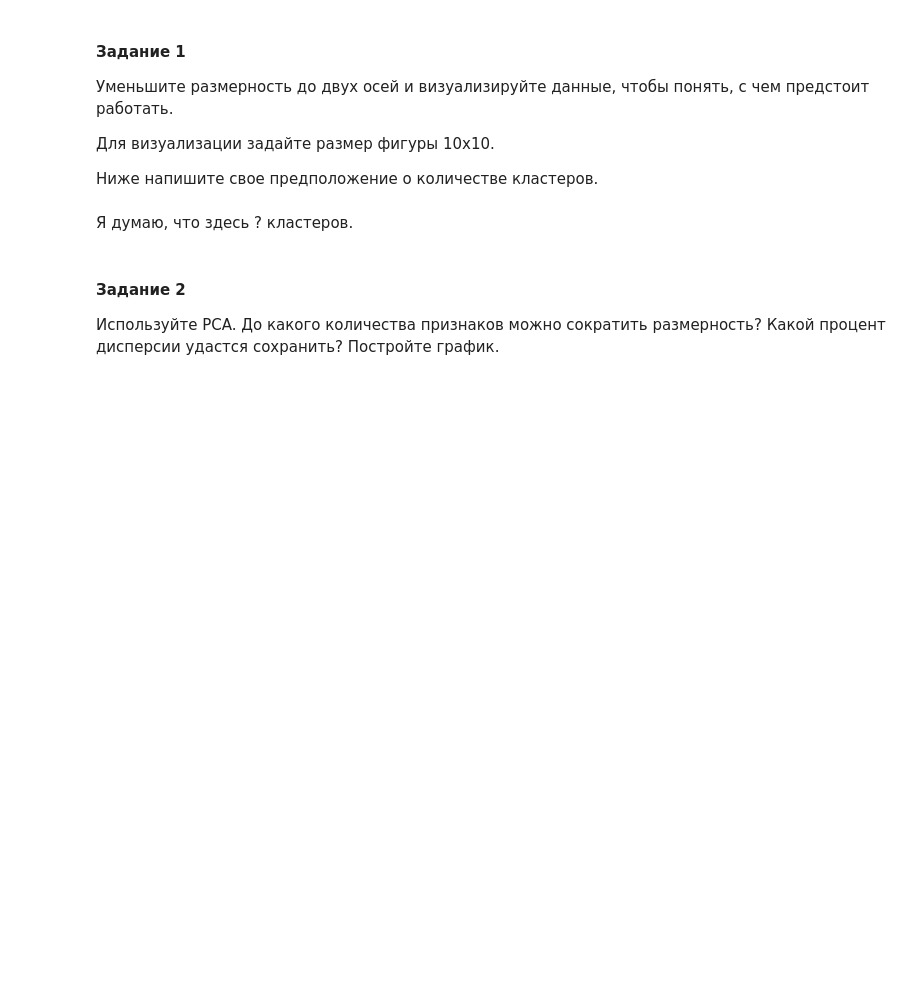
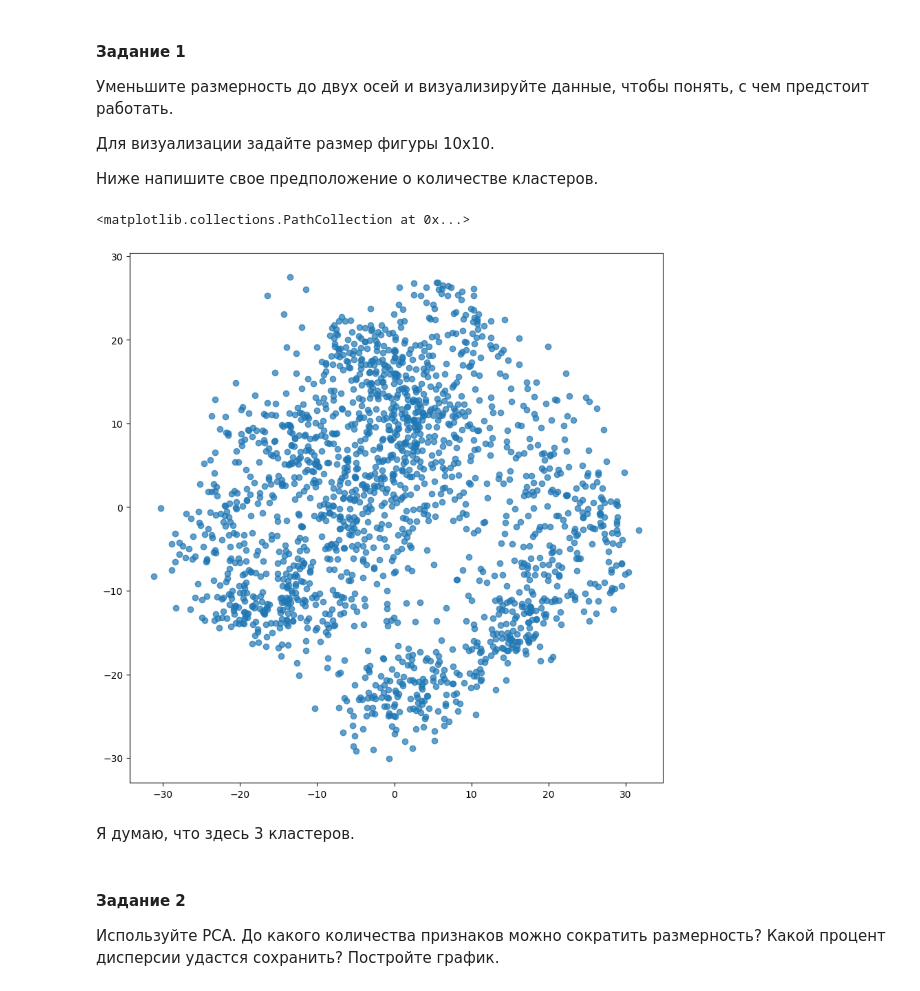
Before and after one commit to potopinc/colab, a Jupyter notebook: ML_13_14.ipynb, the cells around one changed output. Drawn from its saved outputs; the diff is of its cells as text; code cells hidden in the pictures; blank space fills up the shorter version.

```diff
--- a/ML_13_14.ipynb
+++ b/ML_13_14.ipynb
@@ -231,8 +283,16 @@ X
 Для визуализации задайте размер фигуры 10x10.
 
 Ниже напишите свое предположение о количестве кластеров.
+# %%
+pca = PCA(n_components=2)
+new_X = pca.fit_transform(X)
+plt.figure(figsize=(10, 10))
+plt.scatter(new_X[:, 0], new_X[:, 1], alpha=0.7)
+# %% [output]
+<matplotlib.collections.PathCollection at 0x...>
+[figure, added]
 # %% [markdown]
-Я думаю, что здесь ? кластеров.
+Я думаю, что здесь 3 кластеров.
 # %% [markdown]
 #### **Задание 2**
 
```
Also changed, not shown: parts of 14 cells of this notebook.
